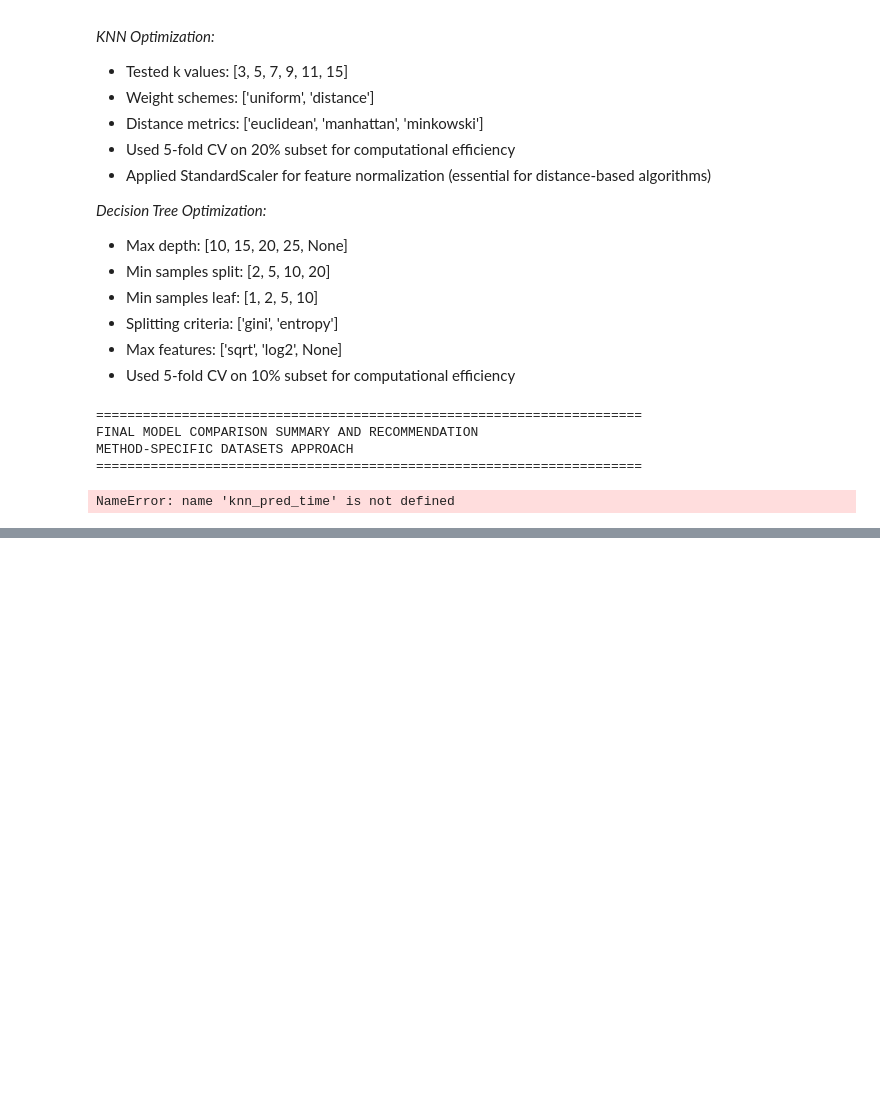
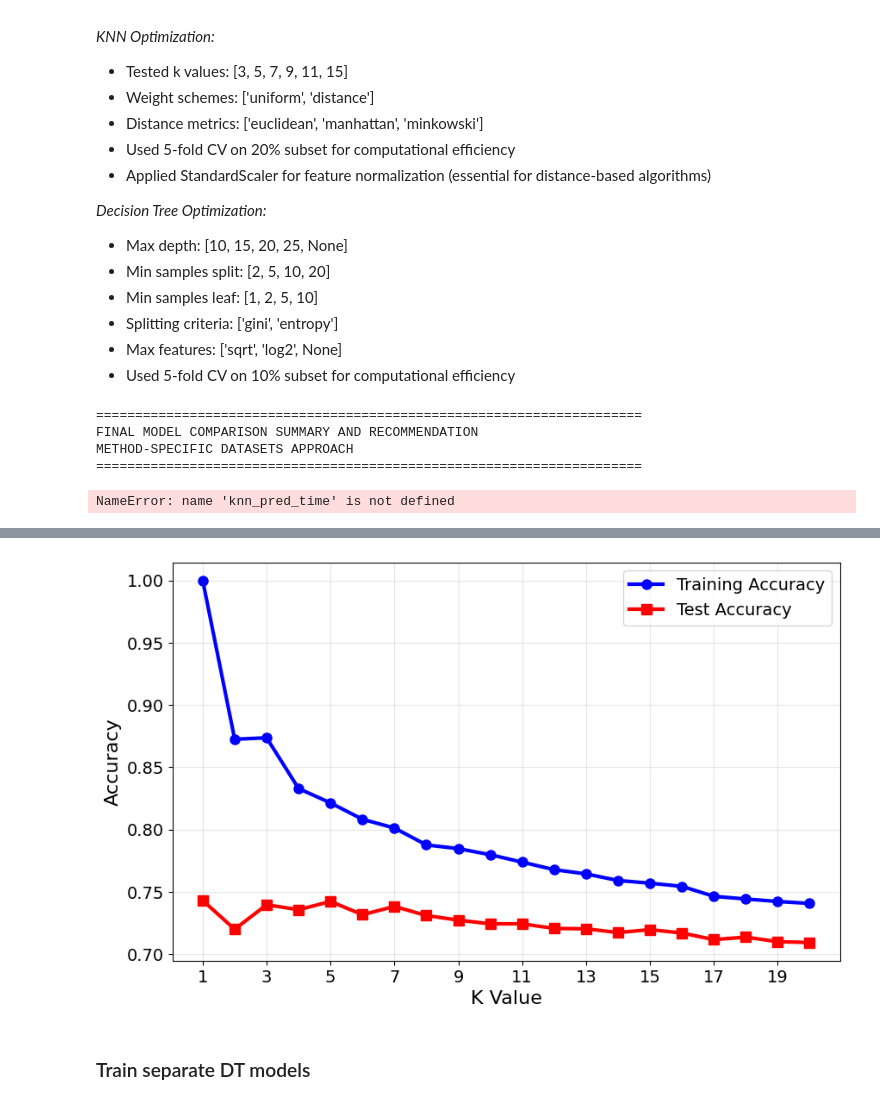
Before and after one commit to Voltzz9/ml441_assignments, a Jupyter notebook: assign2/code/Analysis.ipynb, the cells around one changed output, grey strips where cells are left out. Saved outputs shown, nothing was run; the diff lists cells and outputs as text; code cells hidden in the pictures; blank space fills up the shorter version.

```diff
--- a/assign2/code/Analysis.ipynb
+++ b/assign2/code/Analysis.ipynb
@@ -1851,0 +2142,26 @@ NameError: name 'knn_pred_time' is not defined
+# %%
+# Create a plot with larger fonts for IEEE 2-column format
+fig, ax1 = plt.subplots(figsize=(10, 6))
+
+# Increase font sizes for IEEE format
+plt.rcParams.update({'font.size': 14})  # Base font size
+
+ax1.plot(k_values, train_accuracies, 'b-o', label='Training Accuracy', linewidth=3, markersize=8)
+ax1.plot(k_values, test_accuracies, 'r-s', label='Test Accuracy', linewidth=3, markersize=8)
+ax1.set_xlabel('K Value', fontsize=16)
+ax1.set_ylabel('Accuracy', fontsize=16)
+ax1.legend(fontsize=14, loc='best')
+ax1.grid(True, alpha=0.3)
+ax1.set_xticks(k_values[::2])
+ax1.tick_params(axis='both', which='major', labelsize=14)
+
+# Save as PDF with tight bounding box
+plt.savefig("../plots/knn_performance.pdf", bbox_inches='tight', dpi=300)
+plt.show()
+
+# Reset font parameters to default
+plt.rcParams.update(plt.rcParamsDefault)
+# %% [output]
+[figure, added]
+# %% [markdown]
+### Train separate DT models
```
Also changed, not shown: parts of 18 cells of this notebook, 6 other files.
